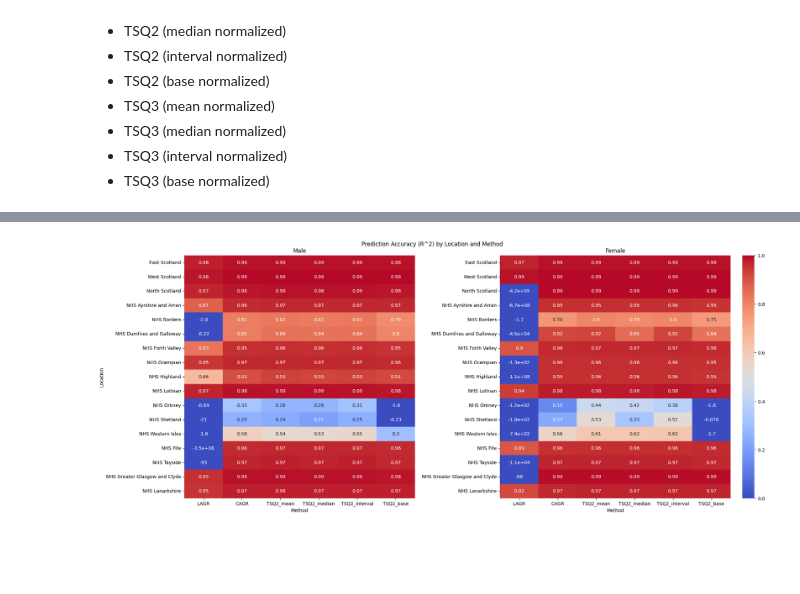
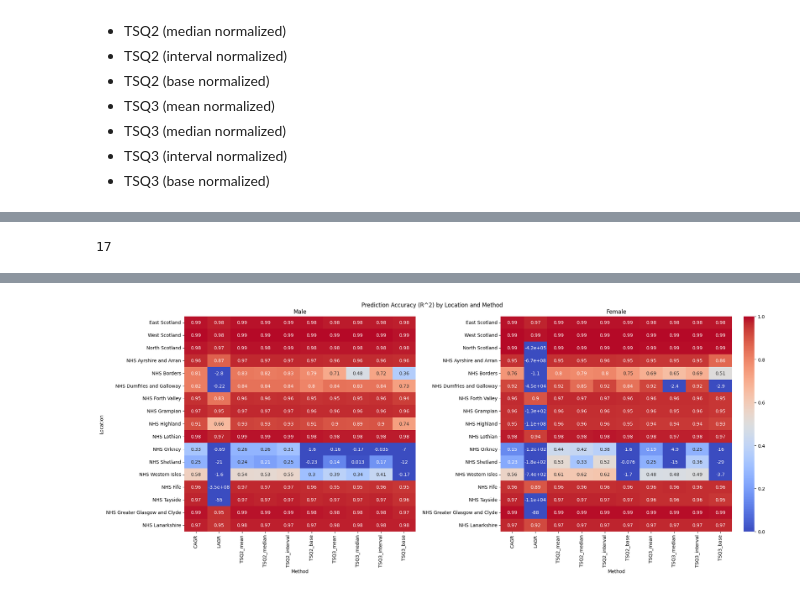
Before and after one commit to ASudu/Scotland_BOD, a Jupyter notebook: regression.ipynb, the cells around one changed output, grey strips where cells are left out. Cells and saved outputs as stored; diff of their text form; code cells hidden in the pictures; blank space fills up the shorter version.

```diff
--- a/regression.ipynb
+++ b/regression.ipynb
@@ -113,3 +133,12 @@ for loc, df_dict in dfs.items():
+# %%
+for loc, df_dict in dfs.items():
+    with pd.ExcelWriter(os.path.join(RESULTS_DIR, f"{loc.replace(' ', '_').lower()}_analysis_2018.xlsx")) as writer:
+            df_dict["Male"].to_excel(writer, sheet_name="Male", index=False)
+            df_dict["Female"].to_excel(writer, sheet_name="Female", index=False)
+# %%
+len([x for x in os.listdir(RESULTS_DIR) if x.endswith("2018.xlsx")])
+# %% [output]
+17
 # %%
 # Get accuracy for each gender and location for each method and normalization mode
 accuracy_data = []
@@ -147,28 +176,28 @@ accuracy_df
 # %%
 # Reuse acc_2017 already computed
 cols = ["Location", "LAGR", "CAGR"] + [col for col in accuracy_df.columns if col.startswith("TSQ2")]
 
 fig, axes = plt.subplots(1, 2, figsize=(20, 8), constrained_layout=True)
 
 for ax, sex in zip(axes, ["Male", "Female"]):
-    subset = accuracy_df[accuracy_df["Sex"] == sex][cols].set_index("Location")
+    subset = accuracy_df[accuracy_df["Sex"] == sex].set_index("Location").drop(columns=["Sex"])
     sns.heatmap(
         subset,
         annot=True,
         cmap="coolwarm",
         vmin=0,
         vmax=1,
         ax=ax,
         cbar=(sex == "Female")
     )
     ax.set_title(f"{sex}")
     ax.set_xlabel("Method")
     ax.set_ylabel("Location" if sex == "Male" else "")
 
 fig.suptitle("Prediction Accuracy (R^2) by Location and Method", y=1.02)
 plt.show()
 # %% [output]
-[figure, old version]
+[figure, new version]
 # %%
 accuracy_df["CAGR-LAGR"] = round(accuracy_df["CAGR"] - accuracy_df["LAGR"], 2)
 for norm_mode in ["mean", "median", "interval", "base"]:
```
Also changed, not shown: parts of 2 cells of this notebook.
